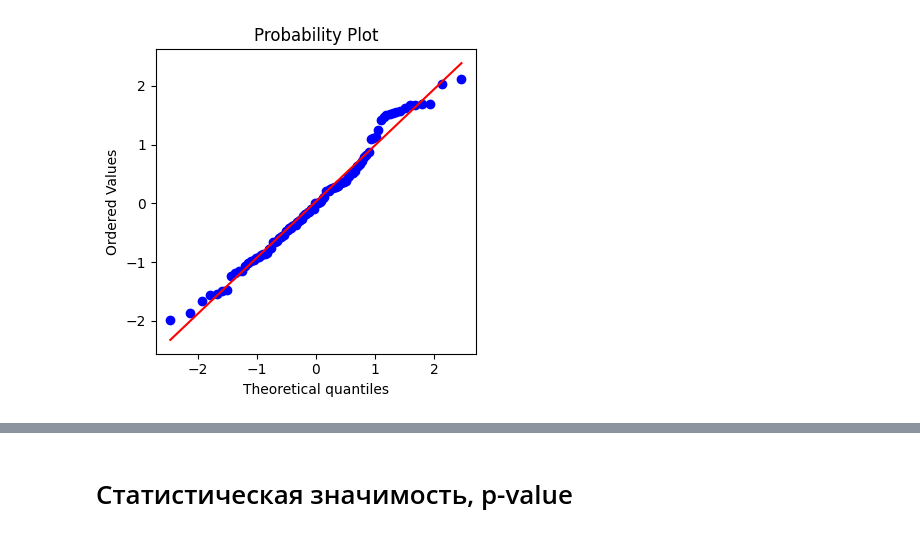
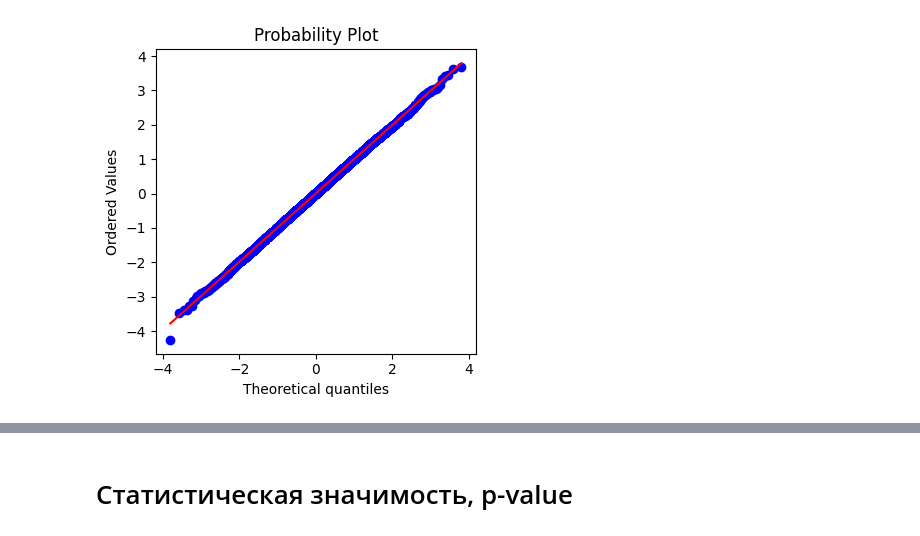
Before and after one commit to igumnov-daniel/HOCK_FEBRUARY_2023, a Jupyter notebook: 10_hypothesis_ml_linreg/10_1_hypothesis_testing.ipynb, the cells around one changed output, grey strips where cells are left out. Saved outputs shown, nothing was run; the diff lists cells and outputs as text; code cells hidden in the pictures.

```diff
--- a/10_hypothesis_ml_linreg/10_1_hypothesis_testing.ipynb
+++ b/10_hypothesis_ml_linreg/10_1_hypothesis_testing.ipynb
@@ -16,13 +19,13 @@ import seaborn as sns
 # %%
 fig, ax = plt.subplots(figsize=(4, 4)) # QQplot
 
-norm_sample = stats.norm.rvs(size=100)
+norm_sample = stats.norm.rvs(size=10000)
 stats.probplot(norm_sample, plot=ax)
 
 plt.tight_layout()
 plt.show()
 # %% [output]
-[figure, old version]
+[figure, new version]
 # %%
 fig, ax = plt.subplots(figsize=(4, 4))
 
```
Also changed, not shown: parts of 17 cells of this notebook.
